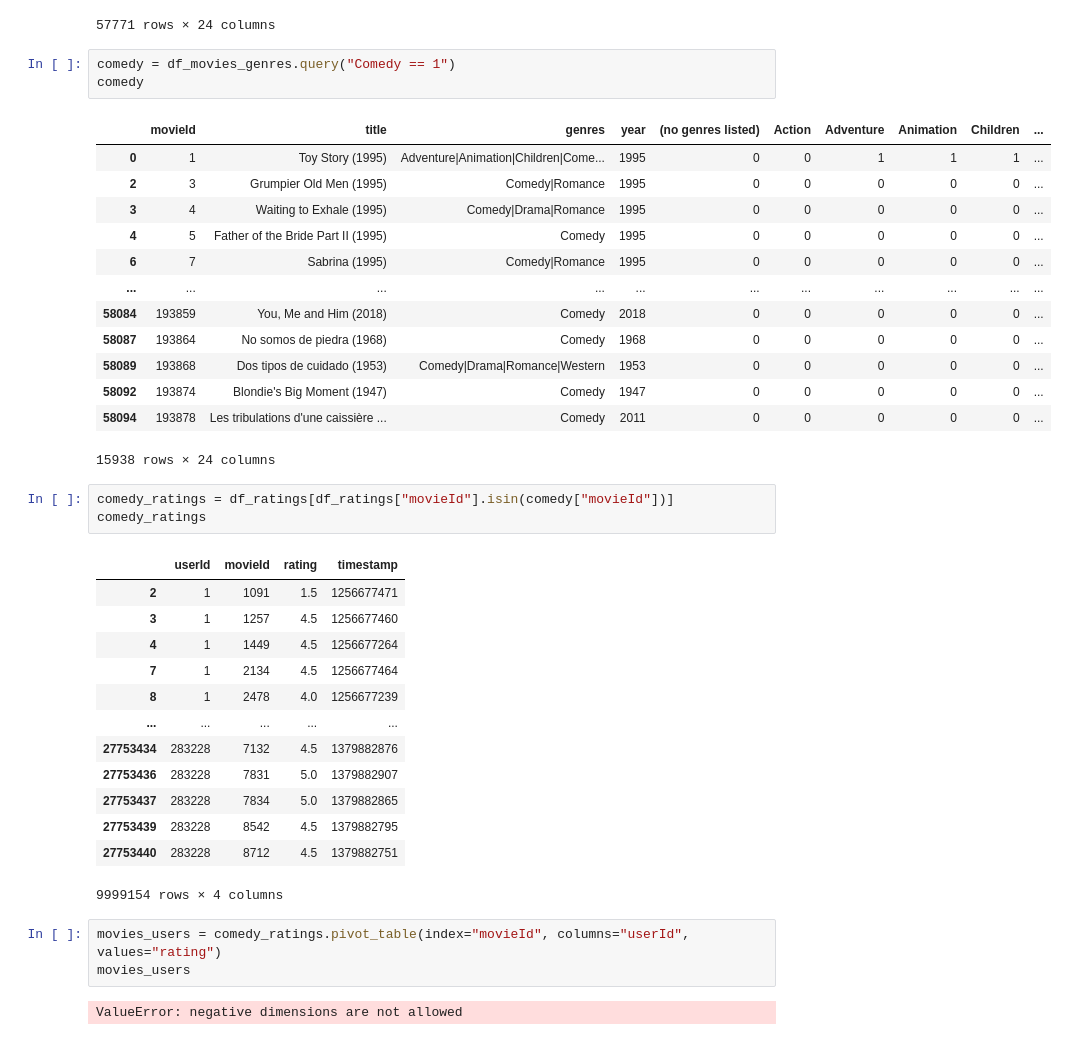
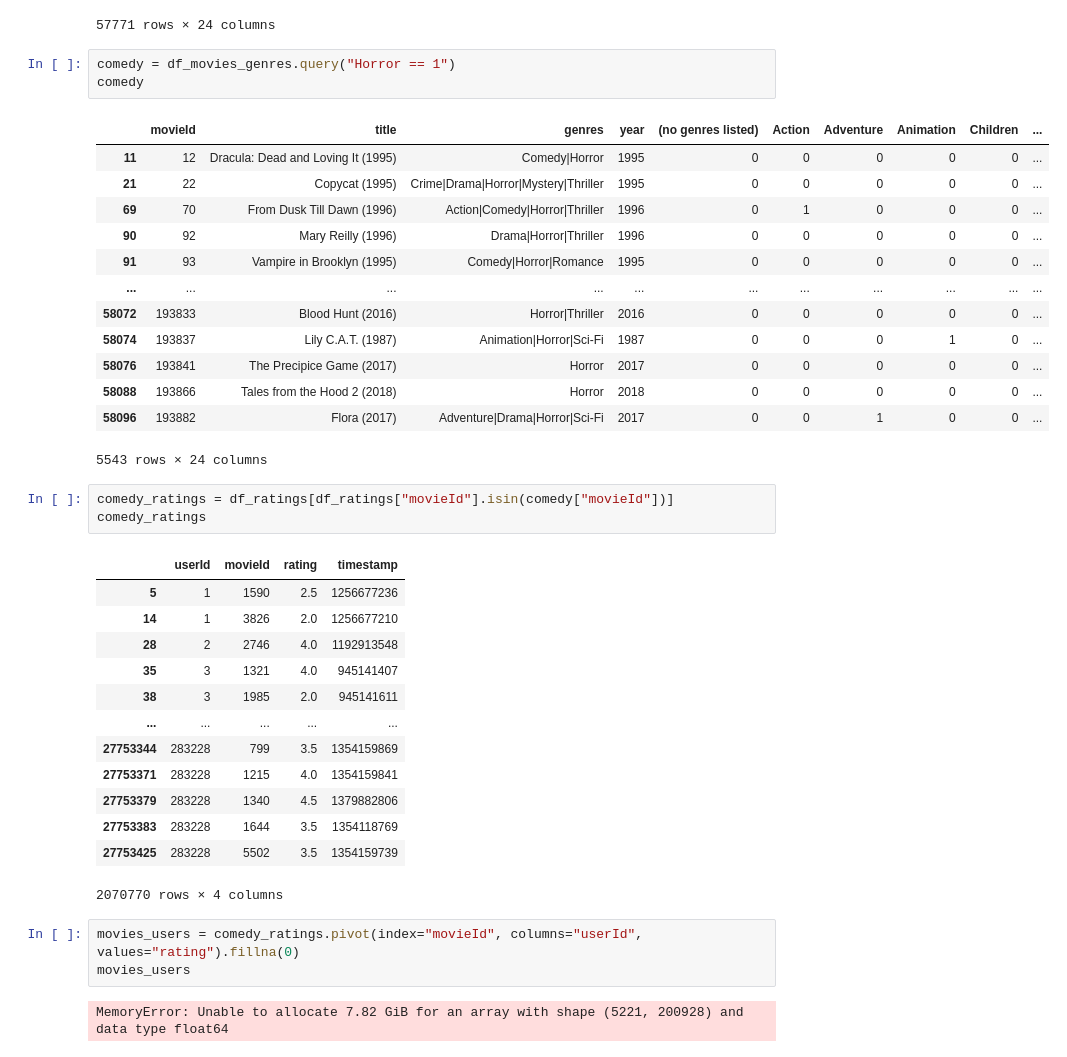
Before and after one commit to Razjoh/Machine-learning-Rasmus-Johansson, a Jupyter notebook: Labb/EDA.ipynb, the cells around one changed output. Saved outputs shown, nothing was run; the diff lists cells and outputs as text.

```diff
--- a/Labb/EDA.ipynb
+++ b/Labb/EDA.ipynb
@@ -373,41 +373,41 @@ df_movies_genres
 | 58097 | 193886 | Leal (2018) | Action|Crime|Drama | 2018 | 0 | 1 | 0 | 0 | 0 | ... |
 57771 rows × 24 columns
 # %%
-comedy = df_movies_genres.query("Comedy == 1")
+comedy = df_movies_genres.query("Horror == 1")
 comedy
 # %% [output]
 |  | movieId | title | genres | year | (no genres listed) | Action | Adventure | Animation | Children | ... |
-| 0 | 1 | Toy Story (1995) | Adventure|Animation|Children|Come... | 1995 | 0 | 0 | 1 | 1 | 1 | ... |
-| 2 | 3 | Grumpier Old Men (1995) | Comedy|Romance | 1995 | 0 | 0 | 0 | 0 | 0 | ... |
-| 3 | 4 | Waiting to Exhale (1995) | Comedy|Drama|Romance | 1995 | 0 | 0 | 0 | 0 | 0 | ... |
-| 4 | 5 | Father of the Bride Part II (1995) | Comedy | 1995 | 0 | 0 | 0 | 0 | 0 | ... |
-| 6 | 7 | Sabrina (1995) | Comedy|Romance | 1995 | 0 | 0 | 0 | 0 | 0 | ... |
+| 11 | 12 | Dracula: Dead and Loving It (1995) | Comedy|Horror | 1995 | 0 | 0 | 0 | 0 | 0 | ... |
+| 21 | 22 | Copycat (1995) | Crime|Drama|Horror|Mystery|Thriller | 1995 | 0 | 0 | 0 | 0 | 0 | ... |
+| 69 | 70 | From Dusk Till Dawn (1996) | Action|Comedy|Horror|Thriller | 1996 | 0 | 1 | 0 | 0 | 0 | ... |
+| 90 | 92 | Mary Reilly (1996) | Drama|Horror|Thriller | 1996 | 0 | 0 | 0 | 0 | 0 | ... |
+| 91 | 93 | Vampire in Brooklyn (1995) | Comedy|Horror|Romance | 1995 | 0 | 0 | 0 | 0 | 0 | ... |
 | ... | ... | ... | ... | ... | ... | ... | ... | ... | ... | ... |
-| 58084 | 193859 | You, Me and Him (2018) | Comedy | 2018 | 0 | 0 | 0 | 0 | 0 | ... |
-| 58087 | 193864 | No somos de piedra (1968) | Comedy | 1968 | 0 | 0 | 0 | 0 | 0 | ... |
-| 58089 | 193868 | Dos tipos de cuidado (1953) | Comedy|Drama|Romance|Western | 1953 | 0 | 0 | 0 | 0 | 0 | ... |
-| 58092 | 193874 | Blondie's Big Moment (1947) | Comedy | 1947 | 0 | 0 | 0 | 0 | 0 | ... |
-| 58094 | 193878 | Les tribulations d'une caissière ... | Comedy | 2011 | 0 | 0 | 0 | 0 | 0 | ... |
+| 58072 | 193833 | Blood Hunt (2016) | Horror|Thriller | 2016 | 0 | 0 | 0 | 0 | 0 | ... |
+| 58074 | 193837 | Lily C.A.T. (1987) | Animation|Horror|Sci-Fi | 1987 | 0 | 0 | 0 | 1 | 0 | ... |
+| 58076 | 193841 | The Precipice Game (2017) | Horror | 2017 | 0 | 0 | 0 | 0 | 0 | ... |
+| 58088 | 193866 | Tales from the Hood 2 (2018) | Horror | 2018 | 0 | 0 | 0 | 0 | 0 | ... |
+| 58096 | 193882 | Flora (2017) | Adventure|Drama|Horror|Sci-Fi | 2017 | 0 | 0 | 1 | 0 | 0 | ... |
-15938 rows × 24 columns
+5543 rows × 24 columns
 # %%
 comedy_ratings = df_ratings[df_ratings["movieId"].isin(comedy["movieId"])]
 comedy_ratings
 # %% [output]
 |  | userId | movieId | rating | timestamp |
-| 2 | 1 | 1091 | 1.5 | 1256677471 |
-| 3 | 1 | 1257 | 4.5 | 1256677460 |
-| 4 | 1 | 1449 | 4.5 | 1256677264 |
-| 7 | 1 | 2134 | 4.5 | 1256677464 |
-| 8 | 1 | 2478 | 4.0 | 1256677239 |
+| 5 | 1 | 1590 | 2.5 | 1256677236 |
+| 14 | 1 | 3826 | 2.0 | 1256677210 |
+| 28 | 2 | 2746 | 4.0 | 1192913548 |
+| 35 | 3 | 1321 | 4.0 | 945141407 |
+| 38 | 3 | 1985 | 2.0 | 945141611 |
 | ... | ... | ... | ... | ... |
-| 27753434 | 283228 | 7132 | 4.5 | 1379882876 |
-| 27753436 | 283228 | 7831 | 5.0 | 1379882907 |
-| 27753437 | 283228 | 7834 | 5.0 | 1379882865 |
-| 27753439 | 283228 | 8542 | 4.5 | 1379882795 |
-| 27753440 | 283228 | 8712 | 4.5 | 1379882751 |
+| 27753344 | 283228 | 799 | 3.5 | 1354159869 |
+| 27753371 | 283228 | 1215 | 4.0 | 1354159841 |
+| 27753379 | 283228 | 1340 | 4.5 | 1379882806 |
+| 27753383 | 283228 | 1644 | 3.5 | 1354118769 |
+| 27753425 | 283228 | 5502 | 3.5 | 1354159739 |
-9999154 rows × 4 columns
+2070770 rows × 4 columns
 # %%
-movies_users = comedy_ratings.pivot_table(index="movieId", columns="userId", values="rating")
+movies_users = comedy_ratings.pivot(index="movieId", columns="userId", values="rating").fillna(0)
 movies_users
 # %% [output]
-ValueError: negative dimensions are not allowed
+MemoryError: Unable to allocate 7.82 GiB for an array with shape (5221, 200928) and data type float64
```
